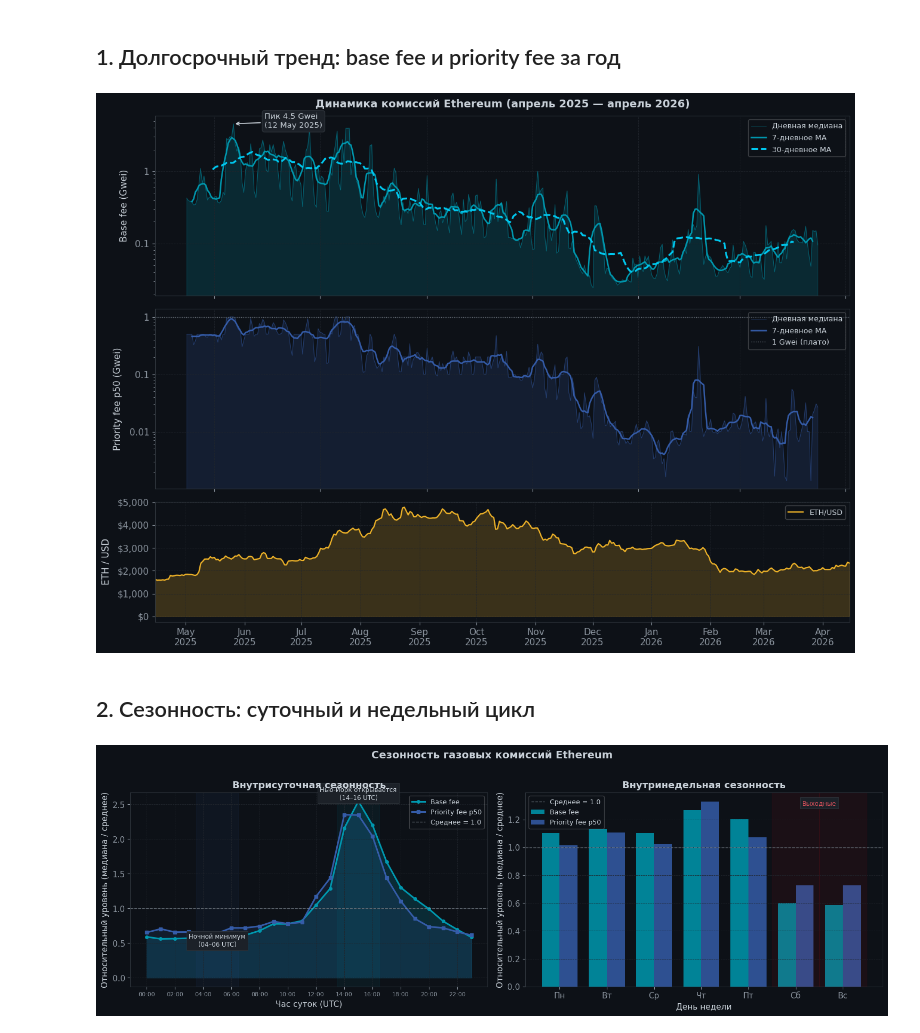
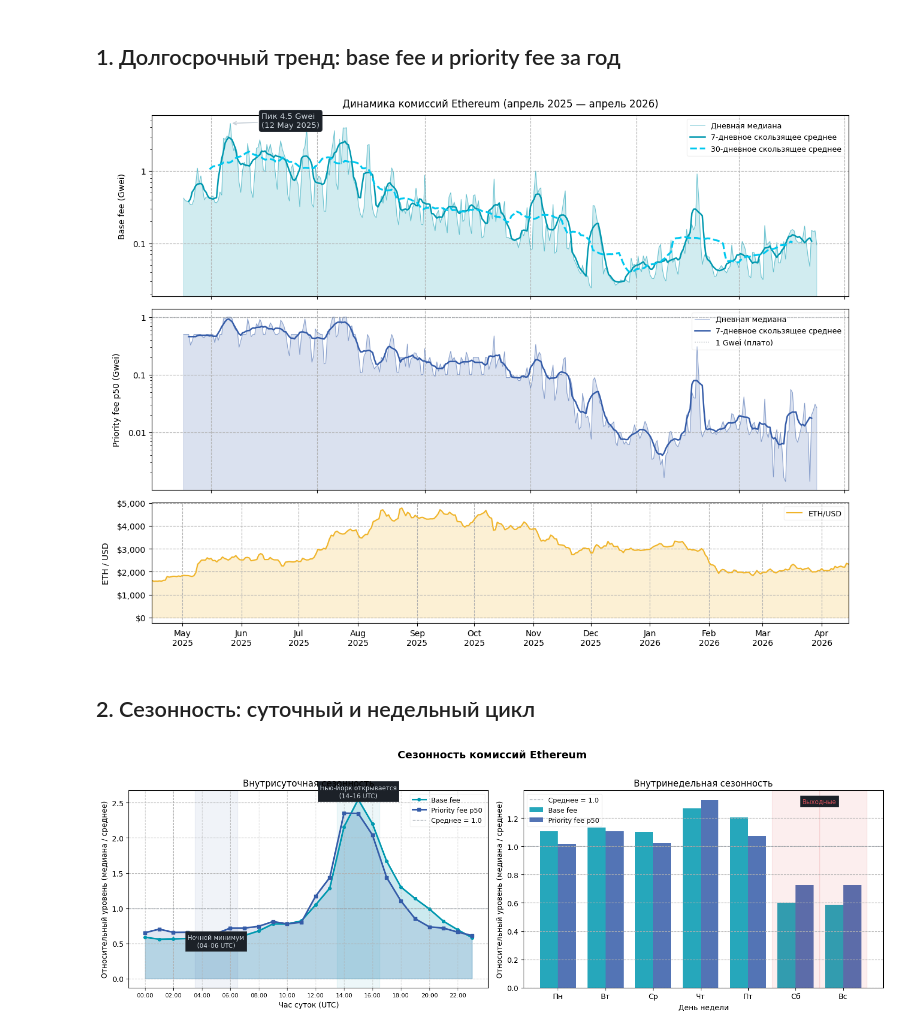
Before and after one commit to dizpatcher/ethereum-fee, a Jupyter notebook: notebooks/eda_extra.ipynb, the cells around one changed output. Drawn from its saved outputs; the diff is of its cells as text; code cells hidden in the pictures.

```diff
--- a/notebooks/eda_extra.ipynb
+++ b/notebooks/eda_extra.ipynb
@@ -73,6 +71,8 @@ Base fee — макс: 4.54 Gwei, мин: 0.024 Gwei
 Priority (p50) — макс: 1.000 Gwei, мин: 0.0014 Gwei
 # %% [markdown]
 ## 1. Долгосрочный тренд: base fee и priority fee за год
+# %%
+plt.style.use("default")
 # %%
 fig, axes = plt.subplots(3, 1, figsize=(15, 11),
                          gridspec_kw={"height_ratios": [3, 3, 2], "hspace": 0.08})
@@ -81,8 +81,8 @@ fig, axes = plt.subplots(3, 1, figsize=(15, 11),
 ax = axes[0]
 ax.fill_between(daily.index, daily["base_gwei"], alpha=0.18, color=C_BASE)
 ax.plot(daily.index, daily["base_gwei"],  color=C_BASE,  lw=0.6, alpha=0.5, label="Дневная медиана")
-ax.plot(daily.index, daily["base_roll7"], color=C_BASE,  lw=1.8, label="7-дневное MA")
-ax.plot(daily.index, daily["base_roll30"],color="#00c8ef",lw=2.2, ls="--", label="30-дневное MA")
+ax.plot(daily.index, daily["base_roll7"], color=C_BASE,  lw=1.8, label="7-дневное скользящее среднее")
+ax.plot(daily.index, daily["base_roll30"],color="#00c8ef",lw=2.2, ls="--", label="30-дневное скользящее среднее")
 
 # Аннотация пика
 peak_d = daily["base_gwei"].idxmax()
@@ -107,37 +107,36 @@ ax.set_title("Динамика комиссий Ethereum (апрель 2025 —
 
 ax = axes[1]
 ax.fill_between(daily.index, daily["prio_gwei"], alpha=0.18, color=C_PRIO)
 ax.plot(daily.index, daily["prio_gwei"],  color=C_PRIO,  lw=0.6, alpha=0.5, label="Дневная медиана")
-ax.plot(daily.index, daily["prio_roll7"], color=C_PRIO,  lw=1.8, label="7-дневное MA")
+ax.plot(daily.index, daily["prio_roll7"], color=C_PRIO,  lw=1.8, label="7-дневное скользящее среднее")
 
 # Показываем «плато» на уровне 1 Gwei (hard-cap в период мая-июля)
 ax.axhline(1.0, ls=":", color="#8b949e", lw=1.0, alpha=0.7, label="1 Gwei (плато)")
 
 ax.set_ylabel("Priority fee p50 (Gwei)", labelpad=8)
 ax.set_yscale("log")
 ax.yaxis.set_major_formatter(mticker.FuncFormatter(lambda x, _: f"{x:g}"))
 ax.legend(loc="upper right", framealpha=0.25, fontsize=9)
 ax.grid(True, axis="both", ls="--")
 ax.set_xticklabels([])
 
-# ── [2] ETH price ─────────────────────────────────────────────────────────
 ax = axes[2]
 ax.fill_between(daily.index, daily["last_eth_price"], alpha=0.20, color=C_ETH)
 ax.plot(daily.index, daily["last_eth_price"], color=C_ETH, lw=1.5, label="ETH/USD")
 ax.set_ylabel("ETH / USD", labelpad=8)
 ax.yaxis.set_major_formatter(mticker.FuncFormatter(lambda x, _: f"${x:,.0f}"))
 ax.legend(loc="upper right", framealpha=0.25, fontsize=9)
 ax.grid(True, axis="both", ls="--")
 
 # Единая ось X для нижнего графика
 ax.xaxis.set_major_locator(mdates.MonthLocator())
 ax.xaxis.set_major_formatter(mdates.DateFormatter("%b\n%Y"))
 ax.set_xlim(daily.index[0], daily.index[-1])
 
-plt.savefig("eda_trend.png", dpi=150, bbox_inches="tight", facecolor="#0d1117")
+# plt.savefig("eda_trend.png", dpi=150, bbox_inches="tight") #, facecolor="white")
 plt.show()
 # %% [output]
-[figure, old version]
+[figure, new version]
 # %% [markdown]
 ## 2. Сезонность: суточный и недельный цикл
 # %%
@@ -213,7 +212,7 @@ ax.legend(fontsize=9, framealpha=0.25)
 ax.grid(True, axis="y", ls="--")
 
 plt.tight_layout()
-plt.savefig("eda_seasonality.png", dpi=150, bbox_inches="tight", facecolor="#0d1117")
+# plt.savefig("eda_seasonality.png", dpi=150, bbox_inches="tight", facecolor="#0d1117")
 plt.show()
 # %% [output]
-[figure, old version]
+[figure, new version]
```
Also changed, not shown: parts of 1 cell of this notebook, 3 other files.
